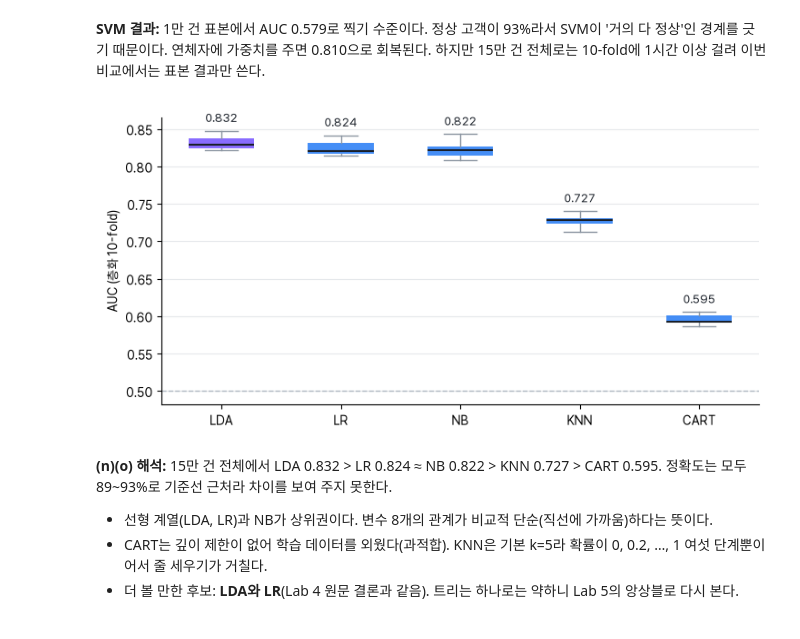
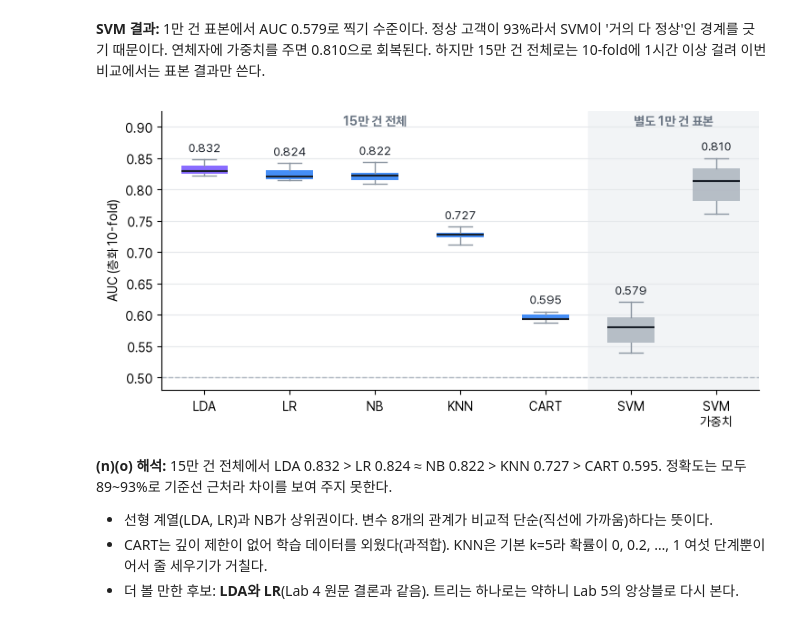
Before and after one commit to coddddin/credit-risk-prediction, a Jupyter notebook: notebooks/04_lab4_metrics_algorithms.ipynb, the cells around one changed output. Saved outputs shown, nothing was run; the diff lists cells and outputs as text; code cells hidden in the pictures.

Commit message:
Show SVM in a shaded 10k-sample area of the Lab 4 chart and fix the box caption
Co-Authored-By: Claude Opus 5.5 <noreply@anthropic.com>

```diff
--- a/notebooks/04_lab4_metrics_algorithms.ipynb
+++ b/notebooks/04_lab4_metrics_algorithms.ipynb
@@ -249,26 +249,32 @@ for name, model in models + [('SVM', SVC()), ('SVM 가중치', SVC(class_weight=
 **SVM 결과:** 1만 건 표본에서 AUC 0.579로 찍기 수준이다. 정상 고객이 93%라서 SVM이 '거의 다 정상'인 경계를 긋기 때문이다.
 연체자에 가중치를 주면 0.810으로 회복된다. 하지만 15만 건 전체로는 10-fold에 1시간 이상 걸려 이번 비교에서는 표본 결과만 쓴다.
 # %%
-# 그림: 알고리즘별 10번 시험 AUC 상자그림 (Lab 4의 boxplot) — 15만 건 전체 결과만. SVM(1만 건 표본)은 조건이 달라 따로 표시
-data = list(results)
-labels = list(names_)
-order = numpy.argsort([-numpy.mean(d) for d in data])
+# 그림: 알고리즘별 10번 시험 AUC 상자그림 (Lab 4의 boxplot)
+# 왼쪽 = 15만 건 전체 순위, 오른쪽 음영 = SVM(1만 건 표본, 조건이 달라 순위에서 분리)
+main_order = numpy.argsort([-numpy.mean(d) for d in results])
+data = [results[i] for i in main_order] + [sample['SVM'], sample['SVM 가중치']]
+labels = [names_[i] for i in main_order] + ['SVM', 'SVM' + chr(10) + '가중치']
+n_main = len(main_order)
 fig, ax = pyplot.subplots(figsize=(7.5, 3.8))
-bp = ax.boxplot([data[i] for i in order], patch_artist=True, widths=0.55,
+ax.axvspan(n_main + 0.5, len(data) + 0.5, color='#F2F4F6', zorder=0)
+ax.text((n_main + 0.5 + len(data) + 0.5) / 2, 0.902, '별도 1만 건 표본', ha='center', fontsize=10, color='#6B7684', fontweight='bold')
+ax.text((1 + n_main) / 2, 0.902, '15만 건 전체', ha='center', fontsize=10, color='#6B7684', fontweight='bold')
+bp = ax.boxplot(data, patch_artist=True, widths=0.55,
                 medianprops={'color': INK, 'lw': 1.5}, whiskerprops={'color': '#8B95A1'}, capprops={'color': '#8B95A1'},
                 flierprops={'marker': 'o', 'markersize': 3, 'markeredgecolor': '#8B95A1'})
-for patch, i in zip(bp['boxes'], order):
-    patch.set_facecolor(VIOLET if labels[i] == 'LDA' else (GRAY if labels[i].startswith('SVM') else BLUE))
-    patch.set_edgecolor('none'); patch.set_alpha(0.9 if not labels[i].startswith('SVM') else 0.6)
-for k, i in enumerate(order):
-    ax.text(k + 1, numpy.max(data[i]) + 0.012, f'{numpy.mean(data[i]):.3f}', ha='center', fontsize=9.5, color=INK)
-ax.set_xticks(range(1, len(order) + 1)); ax.set_xticklabels([labels[i] for i in order], fontsize=10)
+for k, patch in enumerate(bp['boxes']):
+    patch.set_facecolor(VIOLET if labels[k] == 'LDA' else (GRAY if k >= n_main else BLUE))
+    patch.set_edgecolor('none'); patch.set_alpha(0.9)
+for k, d in enumerate(data):
+    ax.text(k + 1, numpy.max(d) + 0.012, f'{numpy.mean(d):.3f}', ha='center', fontsize=9.5, color=INK)
+ax.set_xticks(range(1, len(data) + 1)); ax.set_xticklabels(labels, fontsize=10)
+ax.set_xlim(0.5, len(data) + 0.5); ax.set_ylim(0.48, 0.925)
 ax.axhline(0.5, ls='--', color=GRAY, lw=1)
 ax.set_ylabel('AUC (층화 10-fold)'); ax.spines[['top', 'right']].set_visible(False)
 ax.grid(axis='y', color='#E5E8EB'); ax.set_axisbelow(True)
 pyplot.tight_layout(); pyplot.savefig('../figures/lab4_compare.png', dpi=200); pyplot.show()
 # %% [output]
-[figure, old version]
+[figure, new version]
 # %% [markdown]
 **(n)(o) 해석:** 15만 건 전체에서 LDA 0.832 > LR 0.824 ≈ NB 0.822 > KNN 0.727 > CART 0.595.
 정확도는 모두 89~93%로 기준선 근처라 차이를 보여 주지 못한다.
```
Also changed, not shown: parts of 2 cells of this notebook, 2 other files.
